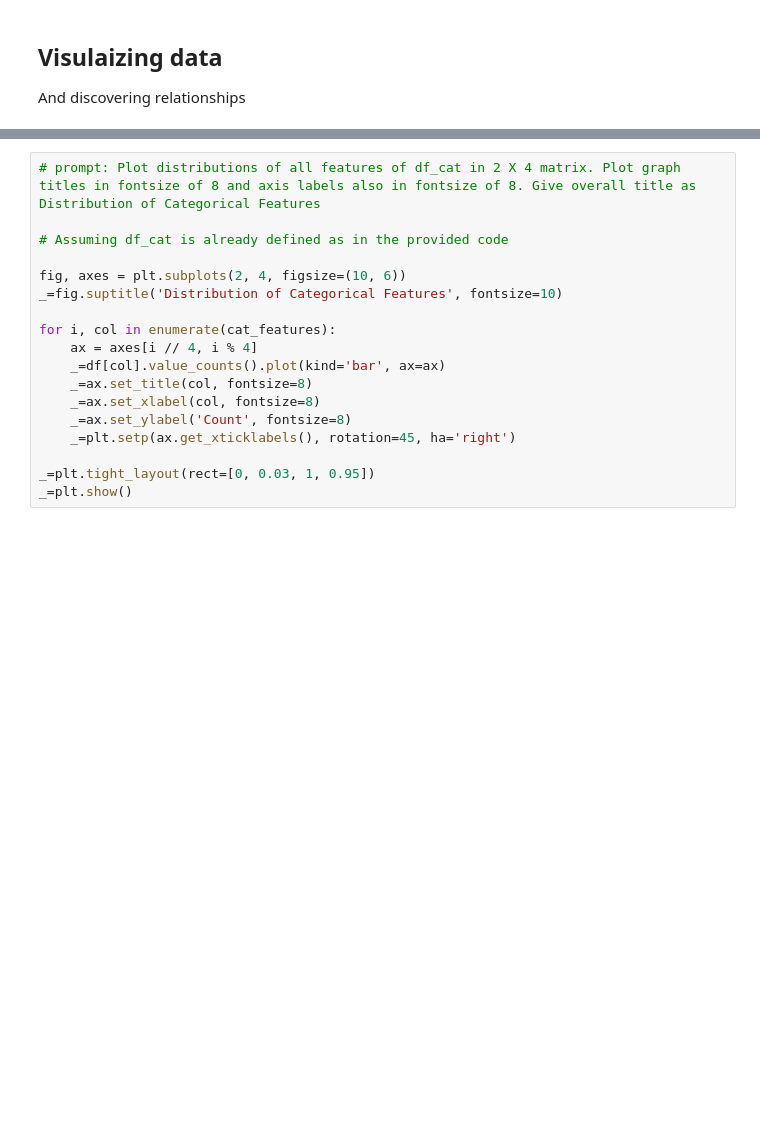
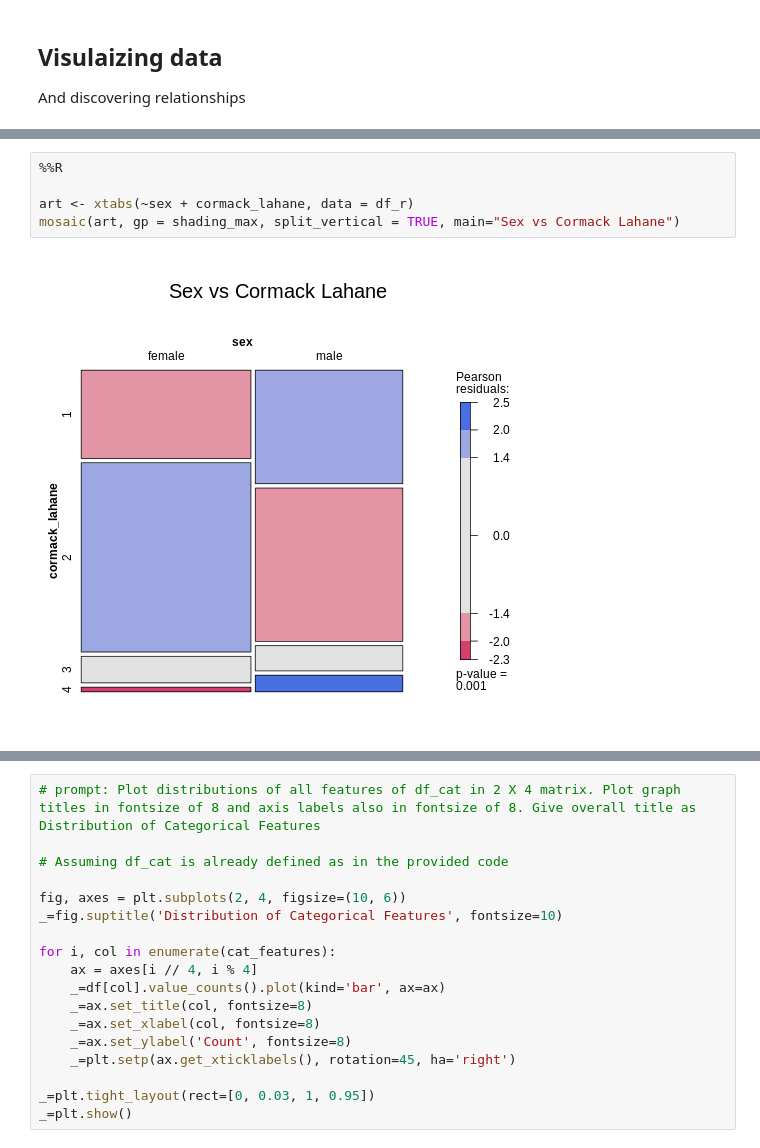
Before and after one commit to harnalashok/classification, a Jupyter notebook: airways.ipynb, the cells around one changed output, grey strips where cells are left out. Cells and saved outputs as stored; diff of their text form; blank space fills up the shorter version.

```diff
--- a/airways.ipynb
+++ b/airways.ipynb
@@ -429,0 +447,7 @@ mosaic(art1, gp = shading_max,
+# %%
+%%R
+
+art <- xtabs(~sex + cormack_lahane, data = df_r)
+mosaic(art, gp = shading_max, split_vertical = TRUE, main="Sex vs Cormack Lahane")
+# %% [output]
+[figure, added]
```
Also changed, not shown: parts of 12 cells of this notebook.
